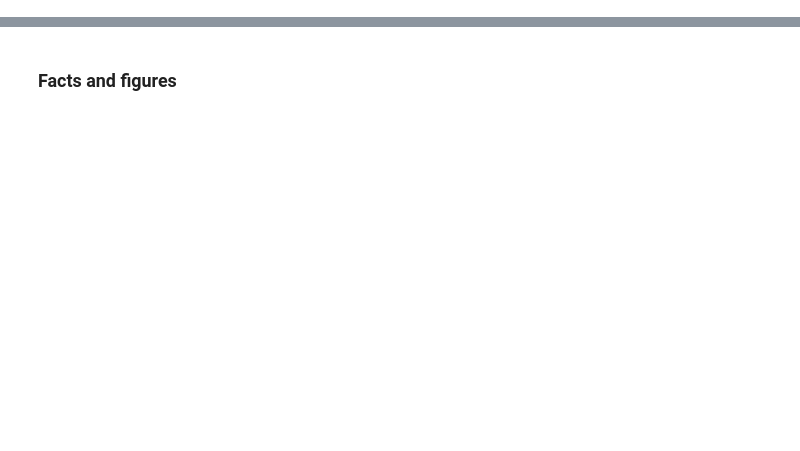
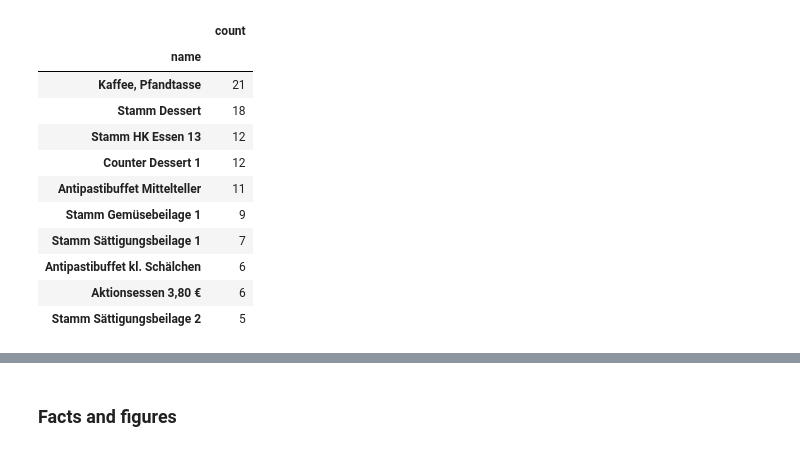
Before and after one commit to florianklu/mensa-spendings, a Jupyter notebook: example.ipynb, the cells around one changed output, grey strips where cells are left out. Saved outputs shown, nothing was run; the diff lists cells and outputs as text; code cells hidden in the pictures; blank space fills up the shorter version.

```diff
--- a/example.ipynb
+++ b/example.ipynb
@@ -30,0 +58,17 @@ data
+# %%
+# top 10 frequently ordered products
+topDishes = data[~data["name"].str.contains("Karte aufwerten|Aufwertung|Tafelwasser|Tassenpfand")]
+topDishes["name"].value_counts().head(10).to_frame()
+# %% [output]
+|  | count |
+| name |  |
+| Kaffee, Pfandtasse | 21 |
+| Stamm Dessert | 18 |
+| Stamm HK Essen 13 | 12 |
+| Counter Dessert 1 | 12 |
+| Antipastibuffet Mittelteller | 11 |
+| Stamm Gemüsebeilage 1 | 9 |
+| Stamm Sättigungsbeilage 1 | 7 |
+| Antipastibuffet kl. Schälchen | 6 |
+| Aktionsessen 3,80 € | 6 |
+| Stamm Sättigungsbeilage 2 | 5 |
```
Also changed, not shown: parts of 9 cells of this notebook, 1 other file.
